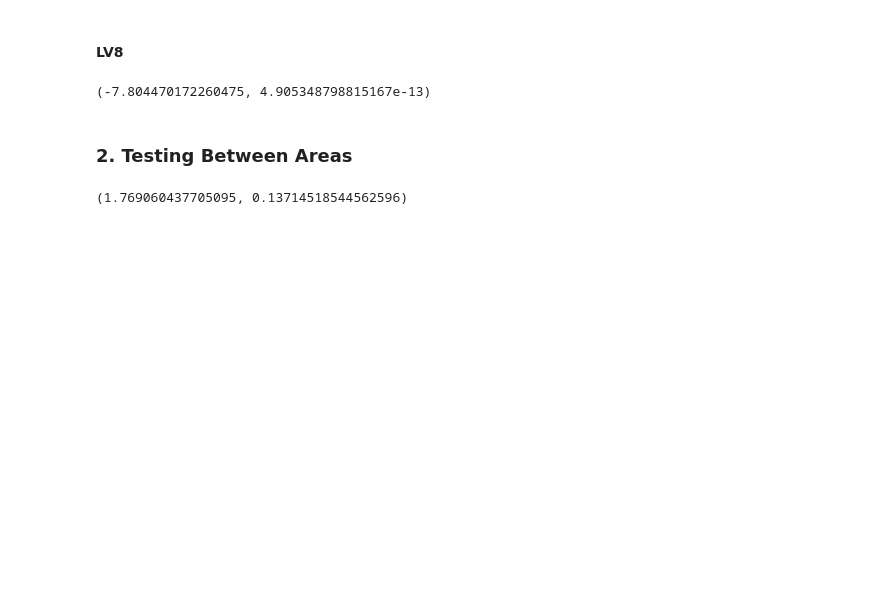
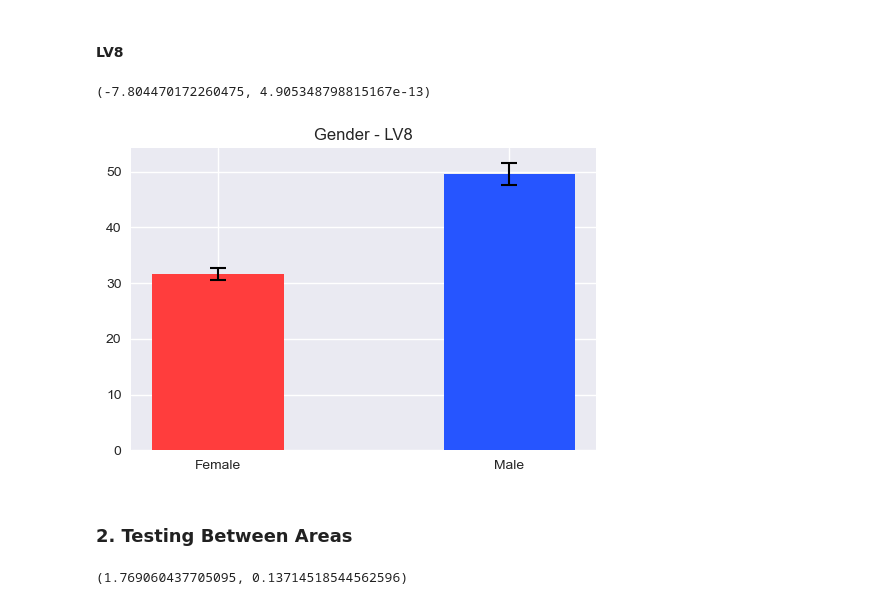
Before and after one commit to shinbutou/tsinghua_hcira, a Jupyter notebook: Earbuds/primary_analysis.ipynb, the cells around one changed output. Drawn from its saved outputs; the diff is of its cells as text; code cells hidden in the pictures; blank space fills up the shorter version.

```diff
--- a/Earbuds/primary_analysis.ipynb
+++ b/Earbuds/primary_analysis.ipynb
@@ -77,6 +105,10 @@ LV6_tstat, LV6_pvalue
 LV8_tstat, LV8_pvalue
 # %% [output]
 (-7.804470172260475, 4.905348798815167e-13)
+# %%
+graph([LV8_female, LV8_male], gender_labels, gender_tickets, 'Gender - LV8')
+# %% [output]
+[figure, added]
 # %% [markdown]
 ### 2. Testing Between Areas
 # %%
```
Also changed, not shown: parts of 11 cells of this notebook, 28 other files.
